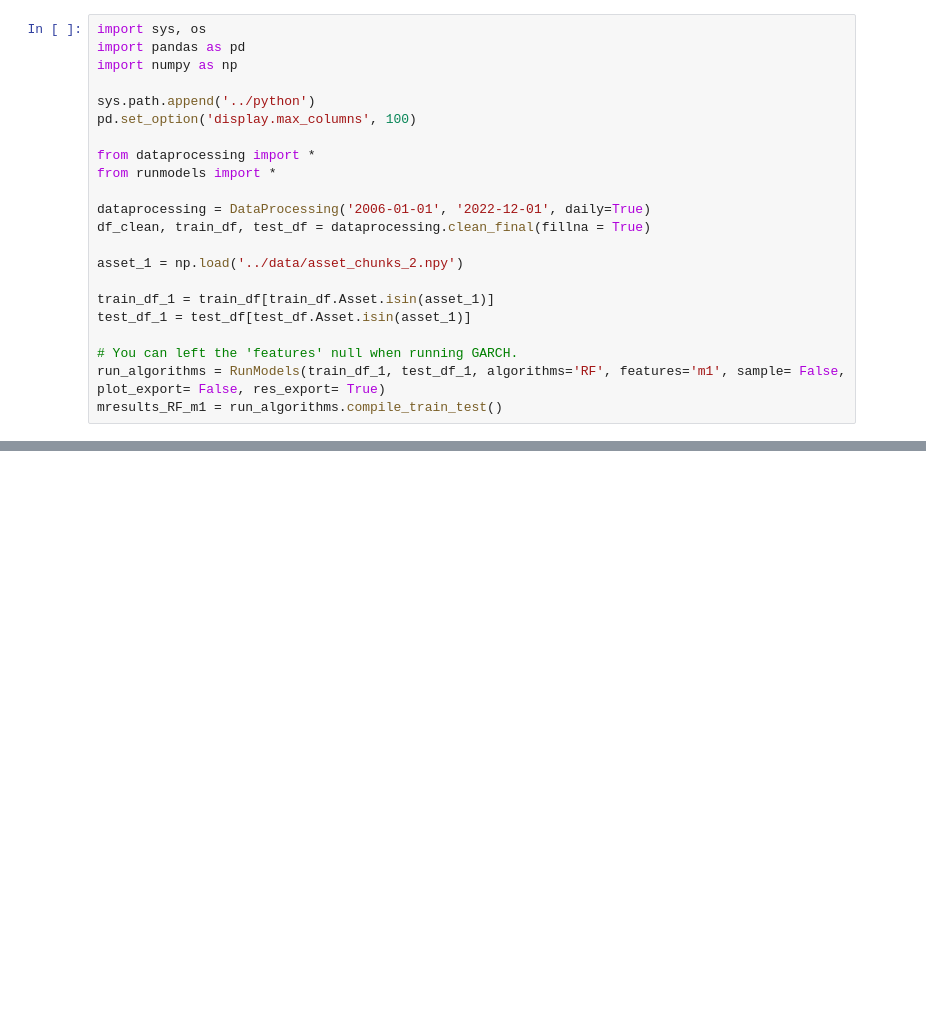
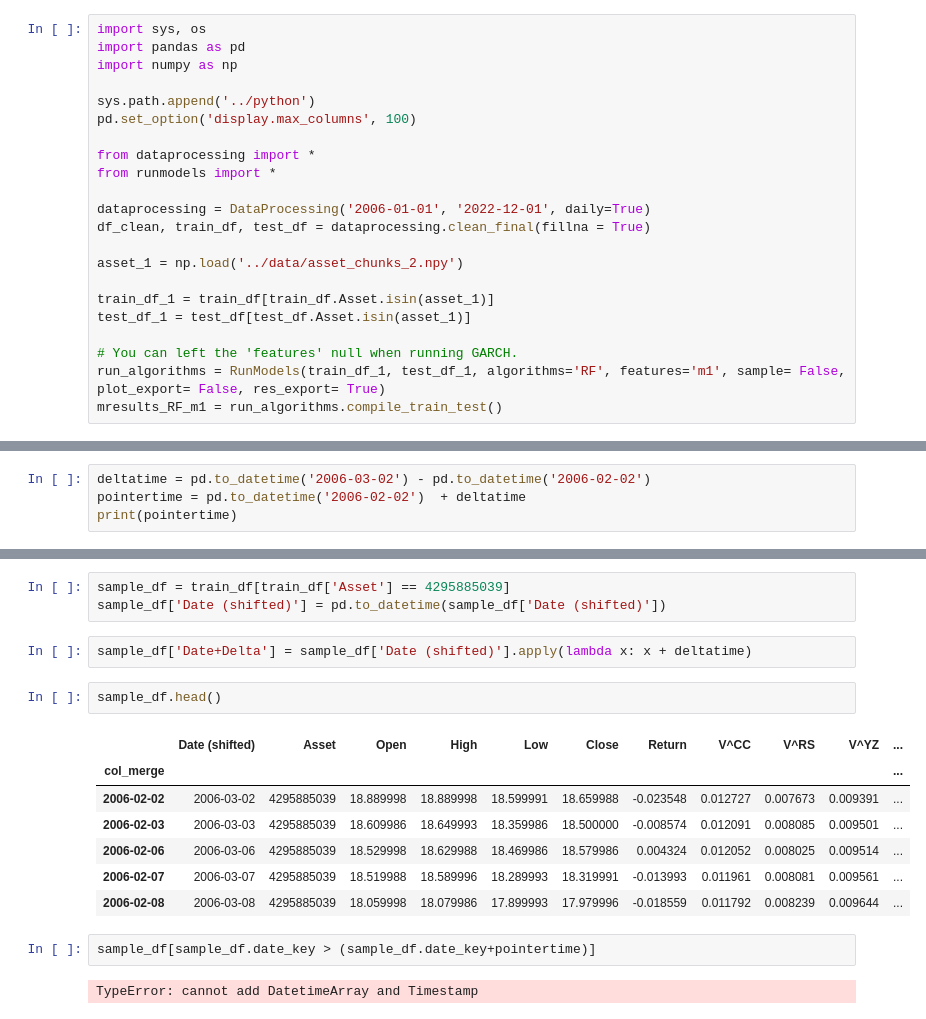
Before and after one commit to ygcahyono/esgnews_volatility, a Jupyter notebook: notebook/3.1.6-all_model_new_data.ipynb, the cells around one changed output, grey strips where cells are left out. Cells and saved outputs as stored; diff of their text form; blank space fills up the shorter version.

```diff
--- a/notebook/3.1.6-all_model_new_data.ipynb
+++ b/notebook/3.1.6-all_model_new_data.ipynb
@@ -405,0 +439,4 @@ mresults_RF_m1 = run_algorithms.compile_train_test()
+# %%
+deltatime = pd.to_datetime('2006-03-02') - pd.to_datetime('2006-02-02')
+pointertime = pd.to_datetime('2006-02-02')  + deltatime
+print(pointertime)
@@ -405,0 +445,19 @@ mresults_RF_m1 = run_algorithms.compile_train_test()
+# %%
+sample_df = train_df[train_df['Asset'] == 4295885039]
+sample_df['Date (shifted)'] = pd.to_datetime(sample_df['Date (shifted)'])
+# %%
+sample_df['Date+Delta'] = sample_df['Date (shifted)'].apply(lambda x: x + deltatime)
+# %%
+sample_df.head()
+# %% [output]
+|  | Date (shifted) | Asset | Open | High | Low | Close | Return | V^CC | V^RS | V^YZ | ... |
+| col_merge |  |  |  |  |  |  |  |  |  |  | ... |
+| 2006-02-02 | 2006-03-02 | 4295885039 | 18.889998 | 18.889998 | 18.599991 | 18.659988 | -0.023548 | 0.012727 | 0.007673 | 0.009391 | ... |
+| 2006-02-03 | 2006-03-03 | 4295885039 | 18.609986 | 18.649993 | 18.359986 | 18.500000 | -0.008574 | 0.012091 | 0.008085 | 0.009501 | ... |
+| 2006-02-06 | 2006-03-06 | 4295885039 | 18.529998 | 18.629988 | 18.469986 | 18.579986 | 0.004324 | 0.012052 | 0.008025 | 0.009514 | ... |
+| 2006-02-07 | 2006-03-07 | 4295885039 | 18.519988 | 18.589996 | 18.289993 | 18.319991 | -0.013993 | 0.011961 | 0.008081 | 0.009561 | ... |
+| 2006-02-08 | 2006-03-08 | 4295885039 | 18.059998 | 18.079986 | 17.899993 | 17.979996 | -0.018559 | 0.011792 | 0.008239 | 0.009644 | ... |
+# %%
+sample_df[sample_df.date_key > (sample_df.date_key+pointertime)]
+# %% [output]
+TypeError: cannot add DatetimeArray and Timestamp
```
Also changed, not shown: parts of 44 cells of this notebook.
